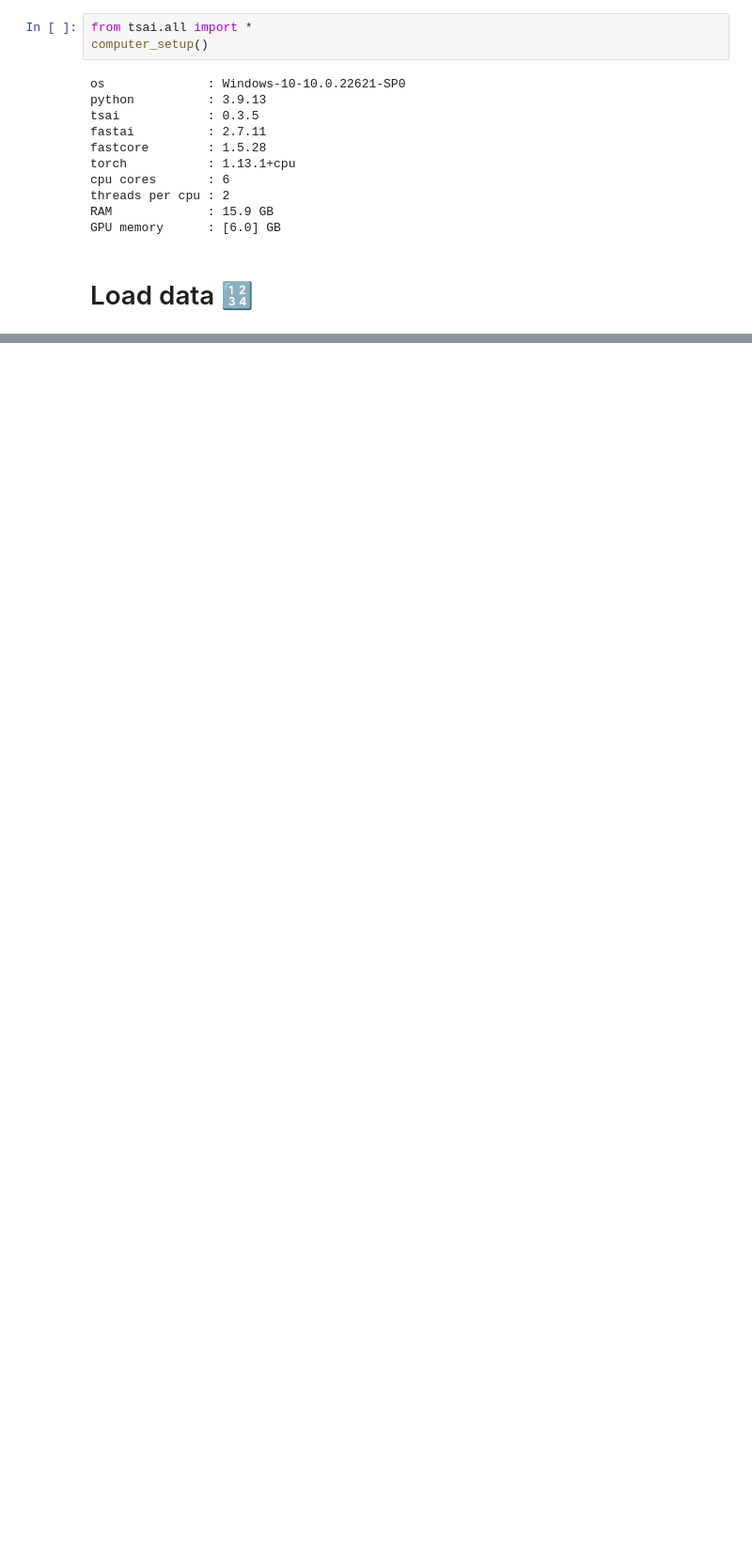
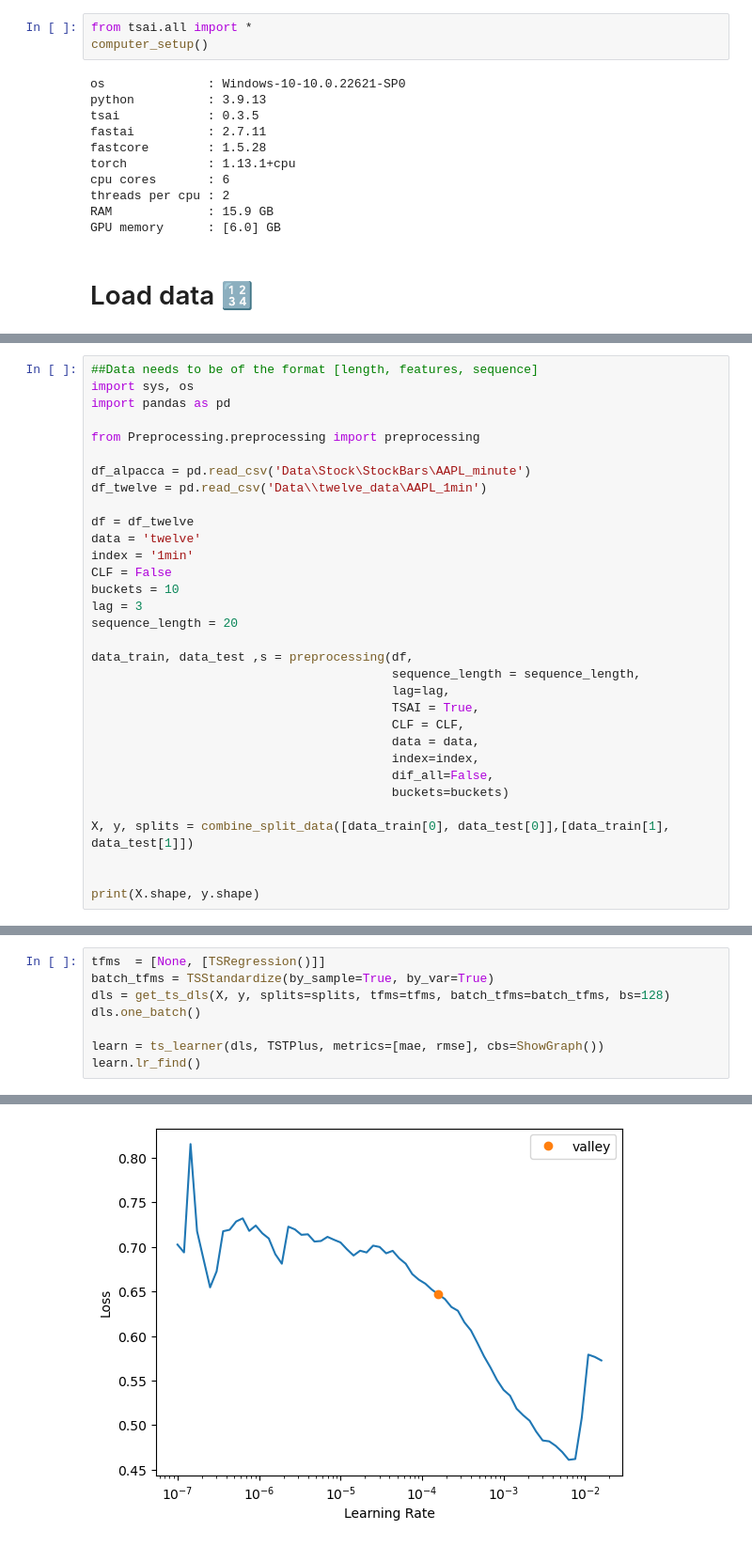
Before and after one commit to lukasmartinsson/Master-Thesis, a Jupyter notebook: Regression.ipynb, the cells around one changed output, grey strips where cells are left out. Shown at 94% size. Saved outputs shown, nothing was run; the diff lists cells and outputs as text; blank space fills up the shorter version.

```diff
--- a/Regression.ipynb
+++ b/Regression.ipynb
@@ -267,0 +21,32 @@ learn.fit_one_cycle(100, 1e-4)
+# %%
+##Data needs to be of the format [length, features, sequence]
+import sys, os
+import pandas as pd
+
+from Preprocessing.preprocessing import preprocessing
+
+df_alpacca = pd.read_csv('Data\Stock\StockBars\AAPL_minute')
+df_twelve = pd.read_csv('Data\\twelve_data\AAPL_1min')
+
+df = df_twelve
+data = 'twelve'
+index = '1min'
+CLF = False
+buckets = 10
+lag = 3
+sequence_length = 20
+
+data_train, data_test ,s = preprocessing(df,
+                                         sequence_length = sequence_length,
+                                         lag=lag,
+                                         TSAI = True,
+                                         CLF = CLF,
+                                         data = data,
+                                         index=index,
+                                         dif_all=False,
+                                         buckets=buckets)
+
+X, y, splits = combine_split_data([data_train[0], data_test[0]],[data_train[1], data_test[1]])
+
+
+print(X.shape, y.shape)
@@ -267,0 +55,9 @@ learn.fit_one_cycle(100, 1e-4)
+# %%
+tfms  = [None, [TSRegression()]]
+batch_tfms = TSStandardize(by_sample=True, by_var=True)
+dls = get_ts_dls(X, y, splits=splits, tfms=tfms, batch_tfms=batch_tfms, bs=128)
+dls.one_batch()
+
+learn = ts_learner(dls, TSTPlus, metrics=[mae, rmse], cbs=ShowGraph())
+learn.lr_find()
+# %% [output]
@@ -267,0 +65 @@ learn.fit_one_cycle(100, 1e-4)
+[figure, added]
```
Also changed, not shown: parts of 42 cells of this notebook.
